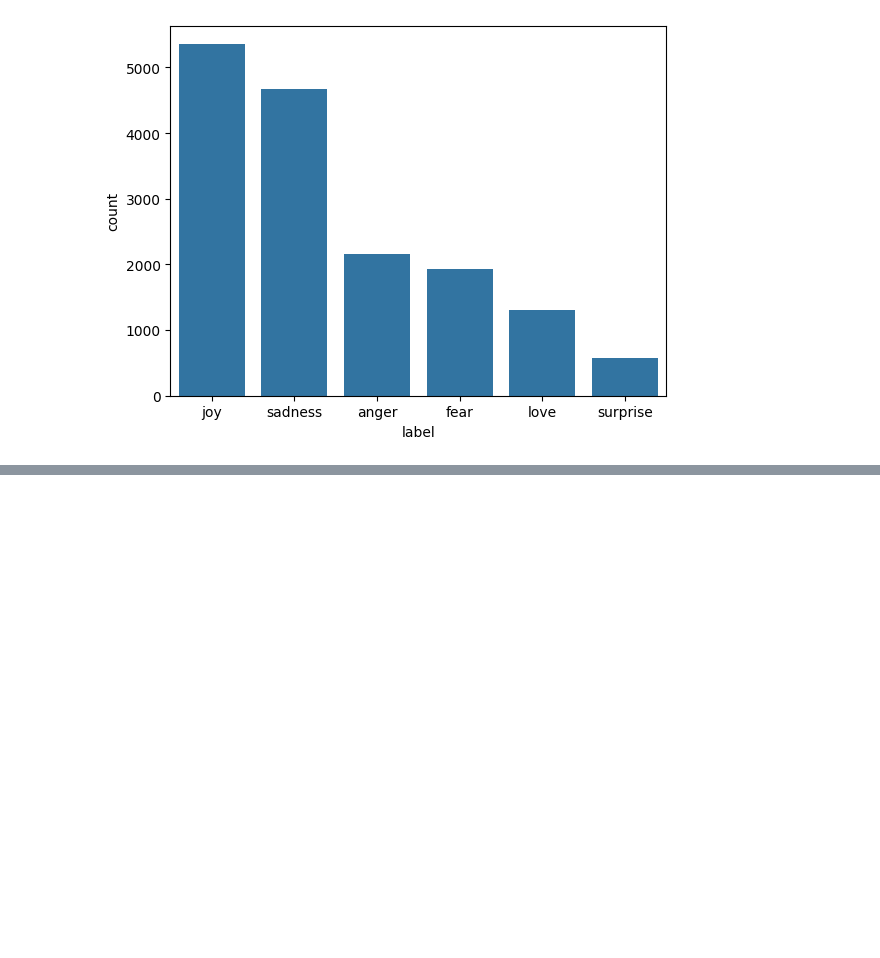
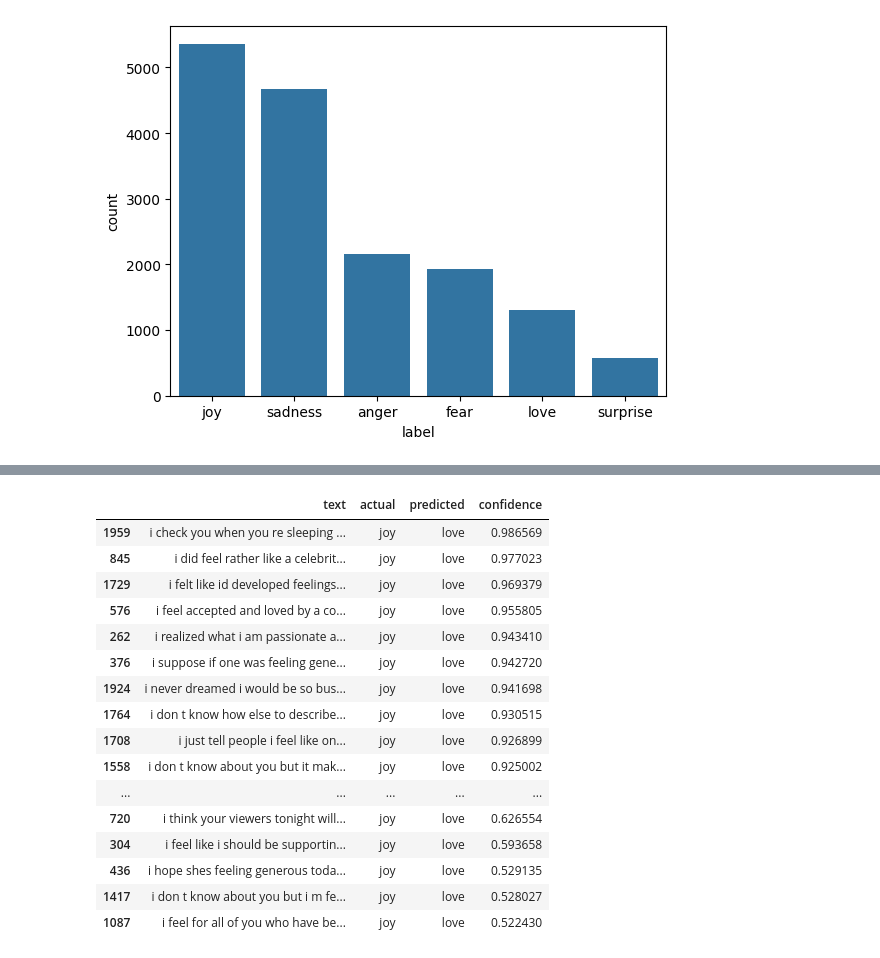
Before and after one commit to slokrami07/emotion_analysis, a Jupyter notebook: emotion_classification.ipynb, the cells around one changed output, grey strips where cells are left out. Saved outputs shown, nothing was run; the diff lists cells and outputs as text; code cells hidden in the pictures; blank space fills up the shorter version.

```diff
--- a/emotion_classification.ipynb
+++ b/emotion_classification.ipynb
@@ -16,2 +61,7 @@ test_label = emotion_dataset['test']['label']
 # %%
 label_name = emotion_dataset['train'].features['label'].names
+# %%
+print(emotion_dataset['train'].features['label'])
+
+for i, name in enumerate(label_name):
+    print(i, name)
@@ -29,6 +87,12 @@ df_test = pd.DataFrame(
         "label" : [label_name[i] for i in test_label]
     }
 )
+df_val = pd.DataFrame(
+    {
+        "text": val_text,
+        "label" : [label_name[i] for i in val_label]
+    }
+)
 # %%
 df_train.head()
 # %% [output]
@@ -327,0 +886,32 @@ with open(os.path.join(model_dir,'tokenizer.pkl'),'wb') as file:
+# %%
+joy_love_errors = results[
+    (results["actual"] == "joy") &
+    (results["predicted"] == "love")
+]
+
+display(
+    joy_love_errors[
+        ["text", "actual", "predicted", "confidence"]
+    ].sort_values(
+        "confidence",
+        ascending=False
+    )
+)
+# %% [output]
+|  | text | actual | predicted | confidence |
+| 1959 | i check you when you re sleeping ... | joy | love | 0.986569 |
+| 845 | i did feel rather like a celebrit... | joy | love | 0.977023 |
+| 1729 | i felt like id developed feelings... | joy | love | 0.969379 |
+| 576 | i feel accepted and loved by a co... | joy | love | 0.955805 |
+| 262 | i realized what i am passionate a... | joy | love | 0.943410 |
+| 376 | i suppose if one was feeling gene... | joy | love | 0.942720 |
+| 1924 | i never dreamed i would be so bus... | joy | love | 0.941698 |
+| 1764 | i don t know how else to describe... | joy | love | 0.930515 |
+| 1708 | i just tell people i feel like on... | joy | love | 0.926899 |
+| 1558 | i don t know about you but it mak... | joy | love | 0.925002 |
+| ... | ... | ... | ... | ... |
+| 720 | i think your viewers tonight will... | joy | love | 0.626554 |
+| 304 | i feel like i should be supportin... | joy | love | 0.593658 |
+| 436 | i hope shes feeling generous toda... | joy | love | 0.529135 |
+| 1417 | i don t know about you but i m fe... | joy | love | 0.528027 |
+| 1087 | i feel for all of you who have be... | joy | love | 0.522430 |
```
Also changed, not shown: parts of 29 cells of this notebook, 3 other files.
